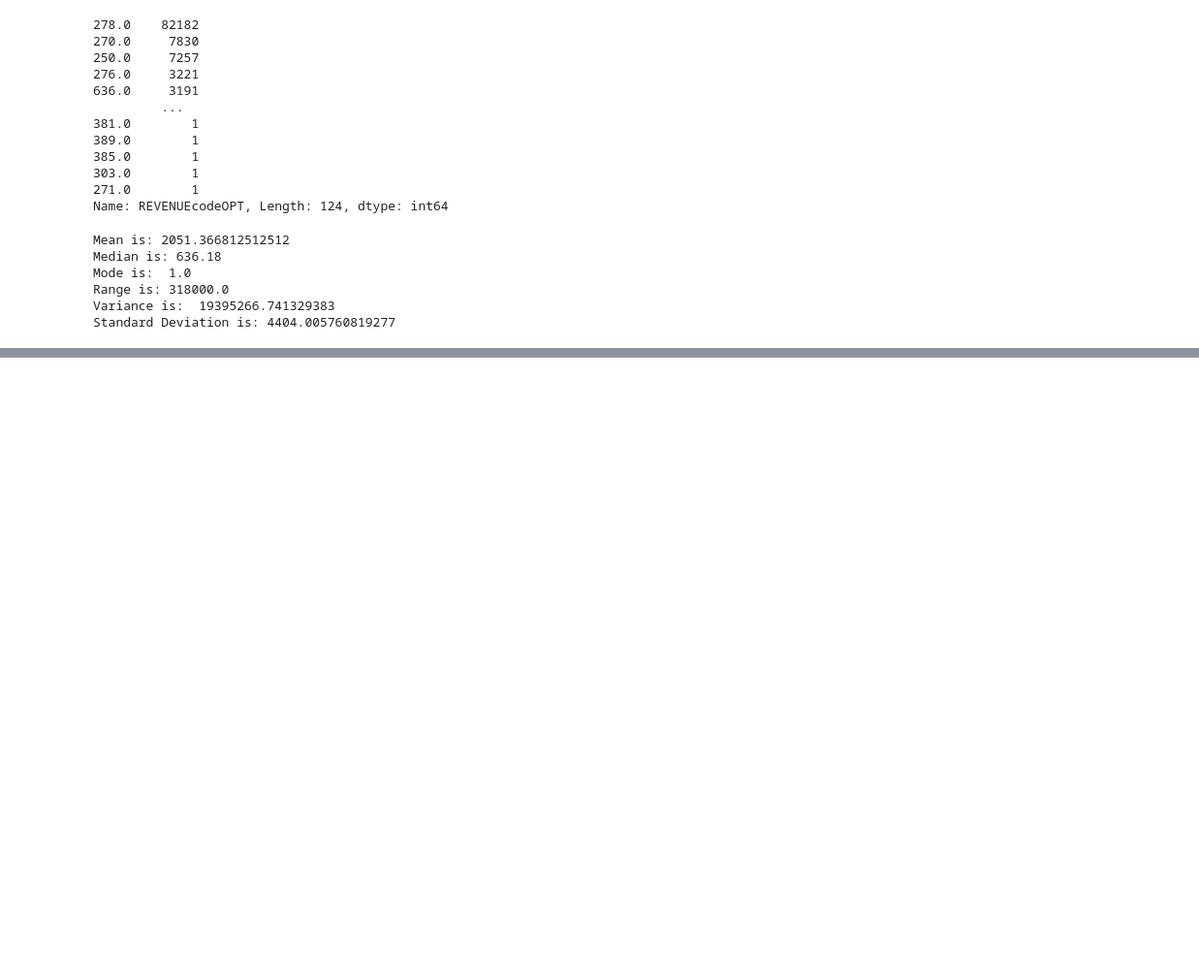
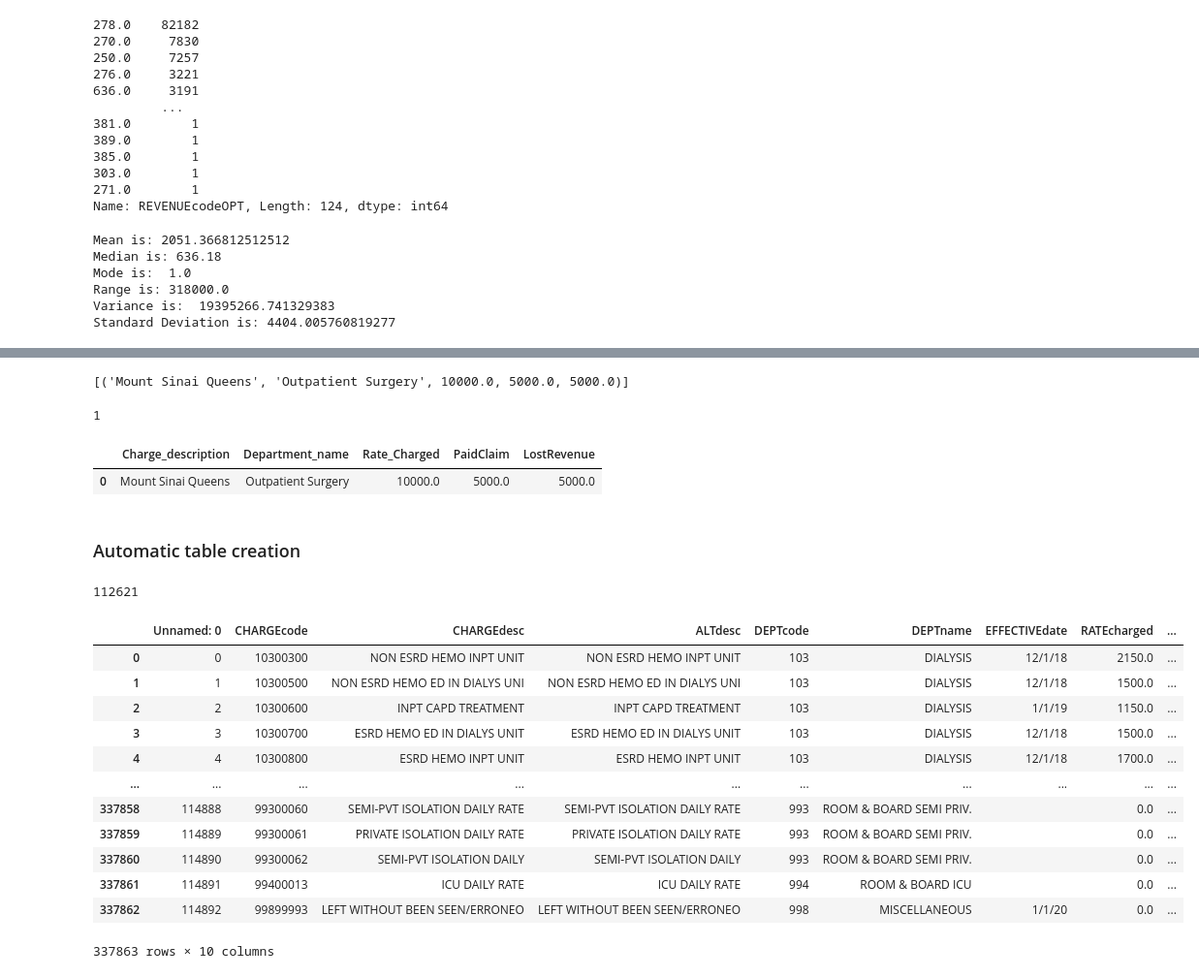
Before and after one commit to bonitr02/sqlite_database_operations, a Jupyter notebook: hha504_assgn3.ipynb, the cells around one changed output, grey strips where cells are left out. Shown: that part at 97% size. Cells and saved outputs as stored; diff of their text form; code cells hidden in the pictures; blank space fills up the shorter version.

```diff
--- a/hha504_assgn3.ipynb
+++ b/hha504_assgn3.ipynb
@@ -285,0 +288,3 @@ df_cleaned.to_csv('/content/outliers_rem_cleaned_mount-sinai-queens_chargemaster
+# %%
+conn = sqlite3.connect('health.db')
+c = conn.cursor()
@@ -285,0 +356,12 @@ df_cleaned.to_csv('/content/outliers_rem_cleaned_mount-sinai-queens_chargemaster
+# %%
+sql_query_2 = '''
+
+select *
+from msqCharges7;
+
+'''
+
+c.execute(sql_query_2)
+print(c.fetchall())
+# %% [output]
+[('Mount Sinai Queens', 'Outpatient Surgery', 10000.0, 5000.0, 5000.0)]
@@ -285,0 +370,47 @@ df_cleaned.to_csv('/content/outliers_rem_cleaned_mount-sinai-queens_chargemaster
+# %%
+msqCharges7db.to_sql('msqCharges57db', conn, if_exists="replace")
+# %% [output]
+1
+# %%
+query = '''
+select *
+ from msqCharges7
+;
+ '''
+
+response = pd.read_sql(query, conn)
+response
+# %% [output]
+|  | Charge_description | Department_name | Rate_Charged | PaidClaim | LostRevenue |
+| 0 | Mount Sinai Queens | Outpatient Surgery | 10000.0 | 5000.0 | 5000.0 |
+# %% [markdown]
+### Automatic table creation
+# %%
+msq_database = pd.read_csv('/content/outliers_rem_cleaned_mount-sinai-queens_chargemaster.csv')
+# %%
+msq_database.to_sql('msq_database', conn, if_exists='append', index=False)
+# %% [output]
+112621
+# %%
+query = '''
+select *
+ from msq_database
+;
+ '''
+
+response1 = pd.read_sql(query, conn)
+response1
+# %% [output]
+|  | Unnamed: 0 | CHARGEcode | CHARGEdesc | ALTdesc | DEPTcode | DEPTname | EFFECTIVEdate | RATEcharged | ... |
+| 0 | 0 | 10300300 | NON ESRD HEMO INPT UNIT | NON ESRD HEMO INPT UNIT | 103 | DIALYSIS | 12/1/18 | 2150.0 | ... |
+| 1 | 1 | 10300500 | NON ESRD HEMO ED IN DIALYS UNI | NON ESRD HEMO ED IN DIALYS UNI | 103 | DIALYSIS | 12/1/18 | 1500.0 | ... |
+| 2 | 2 | 10300600 | INPT CAPD TREATMENT | INPT CAPD TREATMENT | 103 | DIALYSIS | 1/1/19 | 1150.0 | ... |
+| 3 | 3 | 10300700 | ESRD HEMO ED IN DIALYS UNIT | ESRD HEMO ED IN DIALYS UNIT | 103 | DIALYSIS | 12/1/18 | 1500.0 | ... |
+| 4 | 4 | 10300800 | ESRD HEMO INPT UNIT | ESRD HEMO INPT UNIT | 103 | DIALYSIS | 12/1/18 | 1700.0 | ... |
+| ... | ... | ... | ... | ... | ... | ... | ... | ... | ... |
+| 337858 | 114888 | 99300060 | SEMI-PVT ISOLATION DAILY RATE | SEMI-PVT ISOLATION DAILY RATE | 993 | ROOM & BOARD SEMI PRIV. |  | 0.0 | ... |
+| 337859 | 114889 | 99300061 | PRIVATE ISOLATION DAILY RATE | PRIVATE ISOLATION DAILY RATE | 993 | ROOM & BOARD SEMI PRIV. |  | 0.0 | ... |
+| 337860 | 114890 | 99300062 | SEMI-PVT ISOLATION DAILY | SEMI-PVT ISOLATION DAILY | 993 | ROOM & BOARD SEMI PRIV. |  | 0.0 | ... |
+| 337861 | 114891 | 99400013 | ICU DAILY RATE | ICU DAILY RATE | 994 | ROOM & BOARD ICU |  | 0.0 | ... |
+| 337862 | 114892 | 99899993 | LEFT WITHOUT BEEN SEEN/ERRONEO | LEFT WITHOUT BEEN SEEN/ERRONEO | 998 | MISCELLANEOUS | 1/1/20 | 0.0 | ... |
+337863 rows × 10 columns
```
Also changed, not shown: parts of 8 cells of this notebook.
